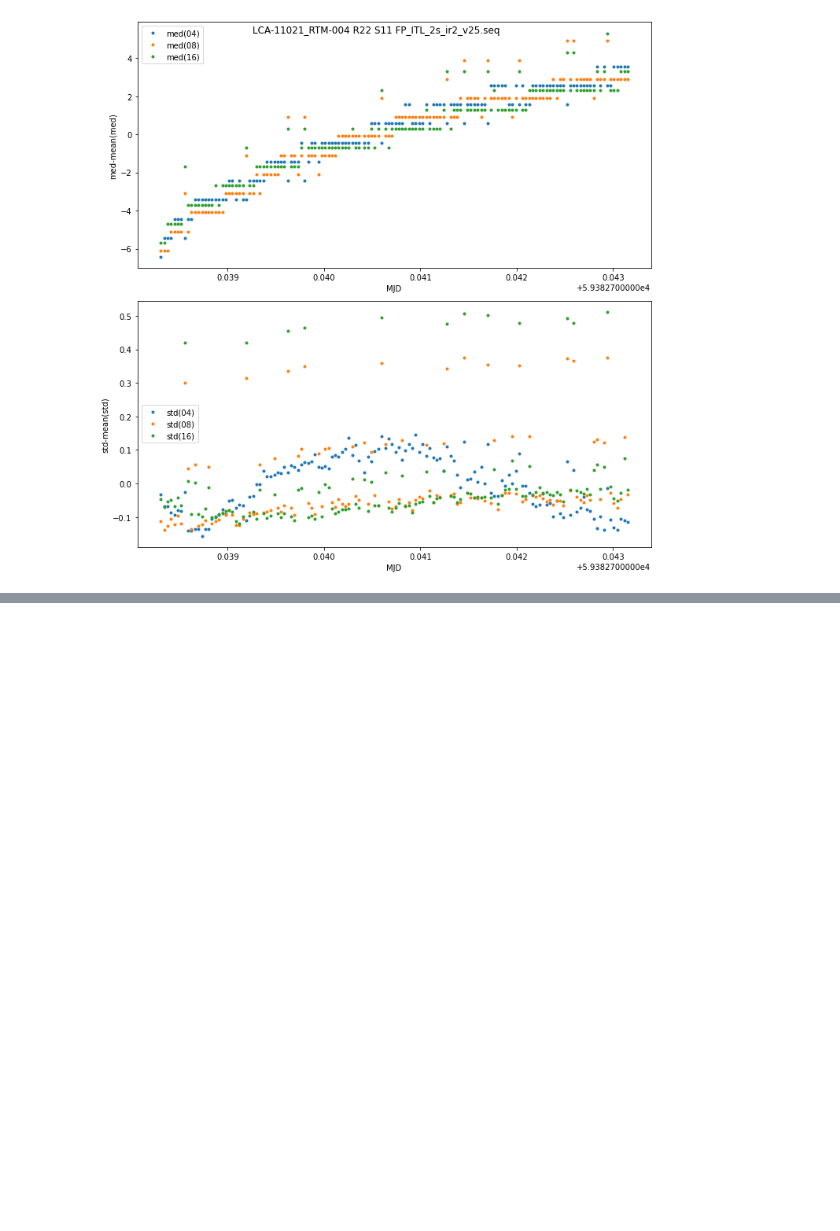
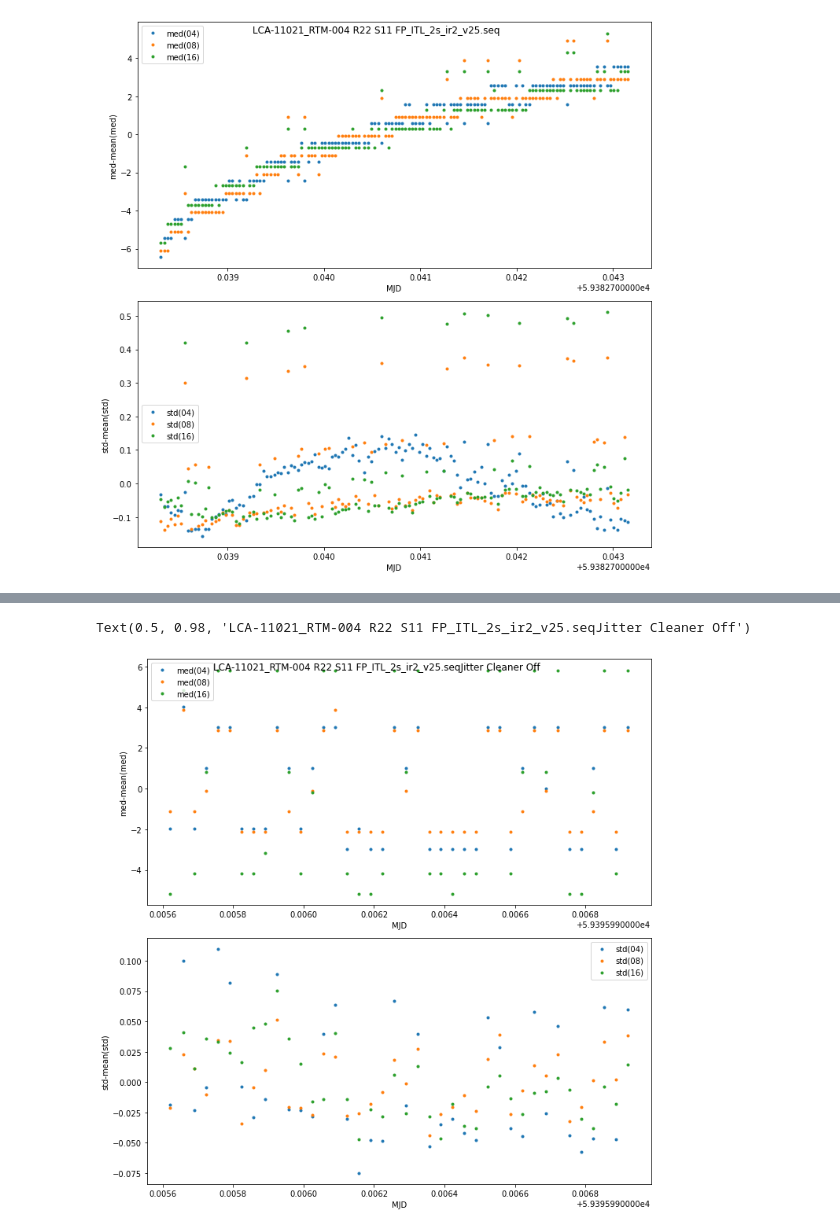
Before and after one commit to youtsumi/GainStabilityRunRTM004, a Jupyter notebook: NoiseTrending.ipynb, the cells around one changed output, grey strips where cells are left out. Cells and saved outputs as stored; diff of their text form; code cells hidden in the pictures; blank space fills up the shorter version.

```diff
--- a/NoiseTrending.ipynb
+++ b/NoiseTrending.ipynb
@@ -72,0 +106,33 @@ Text(0.5, 0.98, 'LCA-11021_RTM-004 R22 S11 FP_ITL_2s_ir2_v25.seq')
+# %%
+results = []
+files = glob.glob("/gpfs/slac/lsst/fs3/g/data/R_and_D/ts8/20210630jitterOff/*/*S11.fits")
+for afile in files:
+    with fits.open(afile) as f:
+        ret = {}
+        try:
+            ret.update(re.search("v25_(?P<ISO1>.*)_(?P<ISO2>.*).seq",f[0].header["SEQFILE"]).groupdict())
+        except:
+            pass
+        ret.update( { akey: f[0].header[akey] for akey in ["MJD"] } )
+        ret.update({ "std({:02d})".format(i): f[i].data[10:2000,522:].std() for i in range(1,17) } )
+        ret.update({ "med({:02d})".format(i): numpy.median(f[i].data[10:2000,522:]) for i in range(1,17) } )
+    results.append(ret)
+
+table = Table(results)
+table.meta = fits.open(files[0])[0].header
+
+fig, axs = pylab.subplots(2, 1, figsize=(10,10),facecolor='w')
+
+for ch in [ 4, 8, 16 ]:
+    for ax, key in zip( axs, ["med","std"] ):
+        thekey = "{}({:02d})".format(key,ch)
+        cond = (table["med(01)"]<30000)&(table["std(01)"]<30)
+        ax.plot(table["MJD"][cond],(table[thekey]-table[thekey][cond].mean())[cond],".", label=thekey)
+        ax.legend()
+        ax.set_xlabel("MJD")
+        ax.set_ylabel("{key}-mean({key})".format(key=key))
+pylab.tight_layout()
+pylab.suptitle(" ".join([ table.meta[akey] for akey in ["RAFTNAME","RAFTBAY","CCDSLOT","SEQFILE"] ])+"Jitter Cleaner Off")
+# %% [output]
+Text(0.5, 0.98, 'LCA-11021_RTM-004 R22 S11 FP_ITL_2s_ir2_v25.seqJitter Cleaner Off')
+[figure, added]
```
Also changed, not shown: parts of 3 cells of this notebook, 4 other files.
